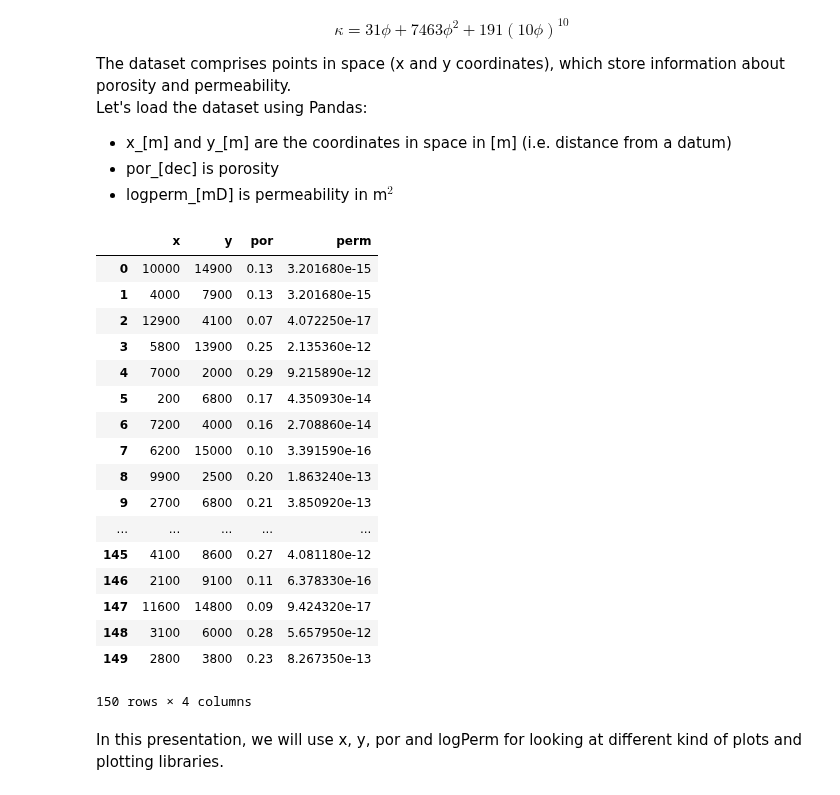
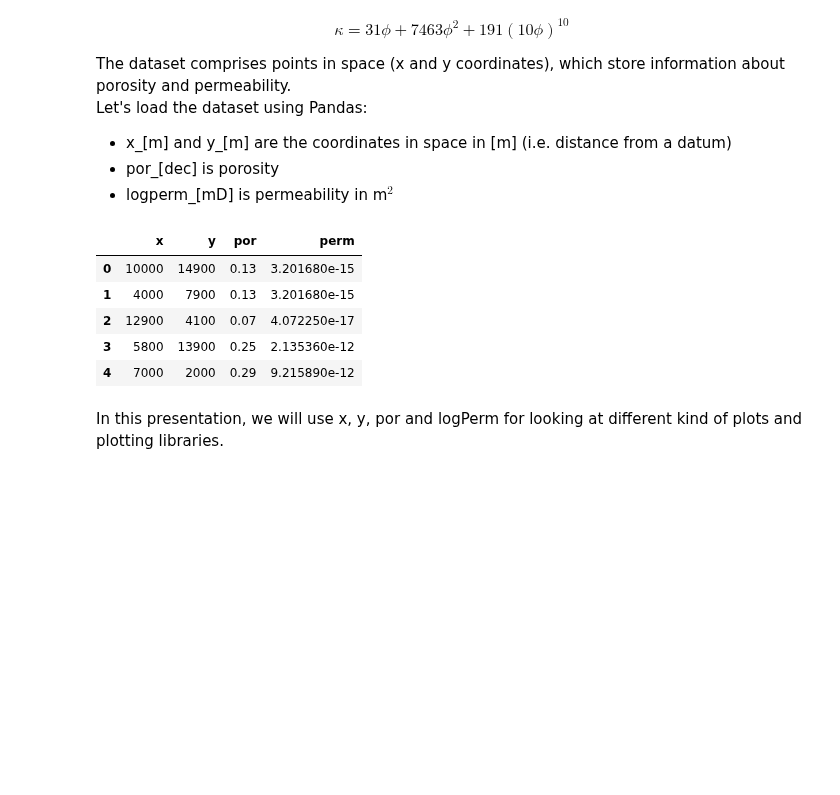
Before and after one commit to Japhiolite/geothermics, a Jupyter notebook: 00_Plotting_in_python.ipynb, the cells around one changed output. Drawn from its saved outputs; the diff is of its cells as text; code cells hidden in the pictures; blank space fills up the shorter version.

```diff
--- a/00_Plotting_in_python.ipynb
+++ b/00_Plotting_in_python.ipynb
@@ -28,27 +28,15 @@ Let's load the dataset using Pandas:
 * por\_[dec] is porosity
 * logperm\_[mD] is permeability in m$^2$
 # %%
-ds = p.read_csv('por_perm.csv')
-ds
+ds = pd.read_csv('por_perm.csv')
+ds.head()
 # %% [output]
 |  | x | y | por | perm |
 | 0 | 10000 | 14900 | 0.13 | 3.201680e-15 |
 | 1 | 4000 | 7900 | 0.13 | 3.201680e-15 |
 | 2 | 12900 | 4100 | 0.07 | 4.072250e-17 |
 | 3 | 5800 | 13900 | 0.25 | 2.135360e-12 |
 | 4 | 7000 | 2000 | 0.29 | 9.215890e-12 |
-| 5 | 200 | 6800 | 0.17 | 4.350930e-14 |
-| 6 | 7200 | 4000 | 0.16 | 2.708860e-14 |
-| 7 | 6200 | 15000 | 0.10 | 3.391590e-16 |
-| 8 | 9900 | 2500 | 0.20 | 1.863240e-13 |
-| 9 | 2700 | 6800 | 0.21 | 3.850920e-13 |
-| ... | ... | ... | ... | ... |
-| 145 | 4100 | 8600 | 0.27 | 4.081180e-12 |
-| 146 | 2100 | 9100 | 0.11 | 6.378330e-16 |
-| 147 | 11600 | 14800 | 0.09 | 9.424320e-17 |
-| 148 | 3100 | 6000 | 0.28 | 5.657950e-12 |
-| 149 | 2800 | 3800 | 0.23 | 8.267350e-13 |
-150 rows × 4 columns
 # %% [markdown]
 In this presentation, we will use x, y, por and logPerm for looking at different kind of plots and plotting libraries.
 # %% [markdown]
```
Also changed, not shown: parts of 9 cells of this notebook, 3 other files.
